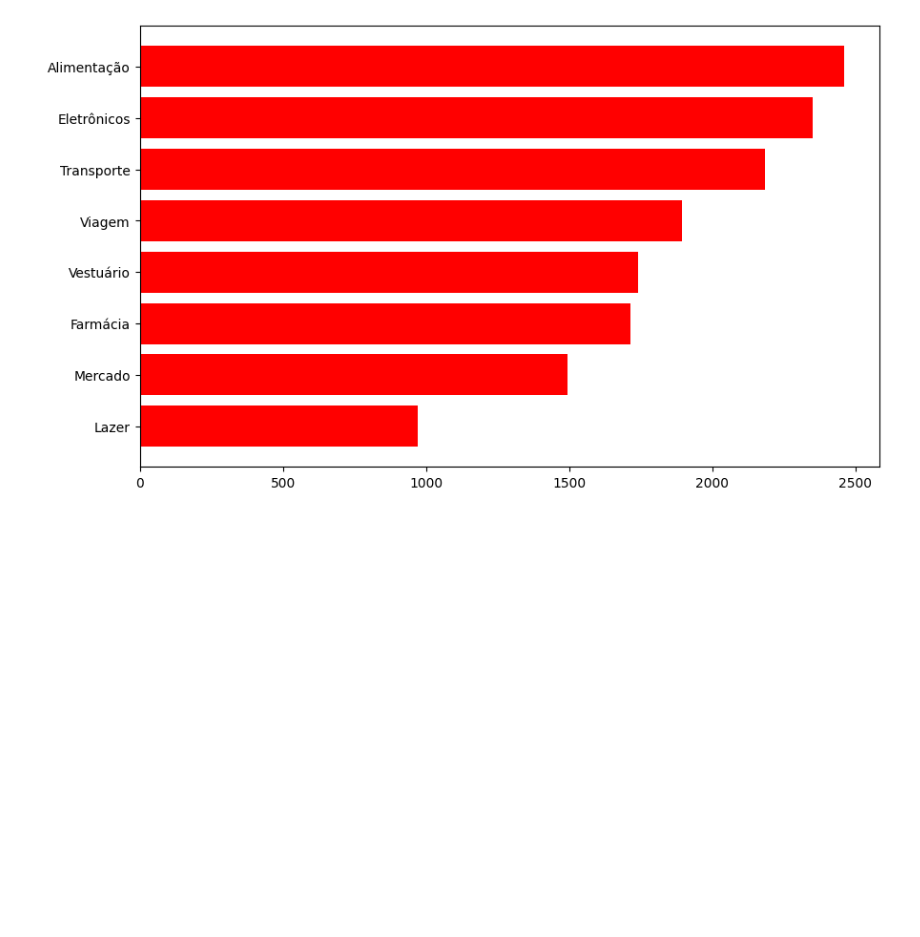
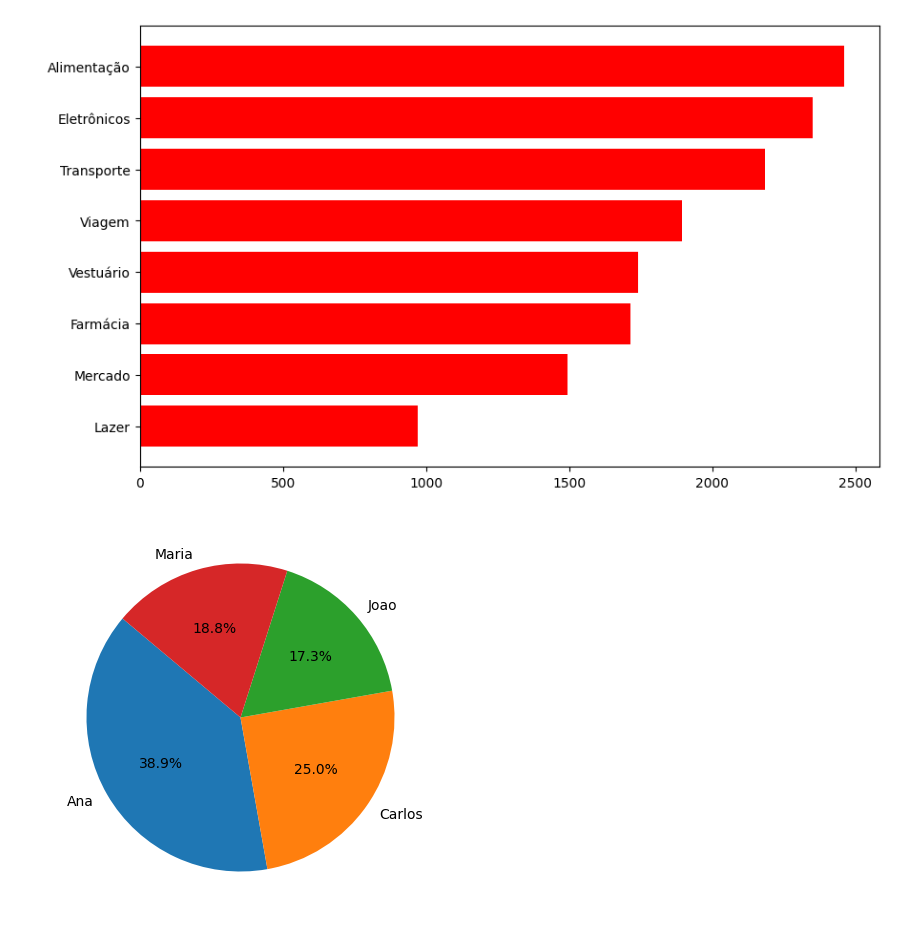
Before and after one commit to ArthurSilva007/Projeto_2.0, a Jupyter notebook: analise.ipynb, the cells around one changed output. Saved outputs shown, nothing was run; the diff lists cells and outputs as text; code cells hidden in the pictures; blank space fills up the shorter version.

```diff
--- a/analise.ipynb
+++ b/analise.ipynb
@@ -101,3 +101,10 @@ plt.ylabel=("categoria")
 plt.gca().invert_yaxis() #inverte o eixo para mostrar as categorias dea maior valor no topo plt.show=()
 # %% [output]
 [figure]
+# %%
+plt.figure(figsize=(5,5))
+plt.pie(valor_gasto_por_titular["ValorCompra"], labels=valor_gasto_por_titular["Nome"], autopct="%1.1f%%", startangle=140)
+plt.title=("Distribuição de Gastos por Titular")
+plt.show=()
+# %% [output]
+[figure, added]
```
Also changed, not shown: parts of 1 cell of this notebook.
